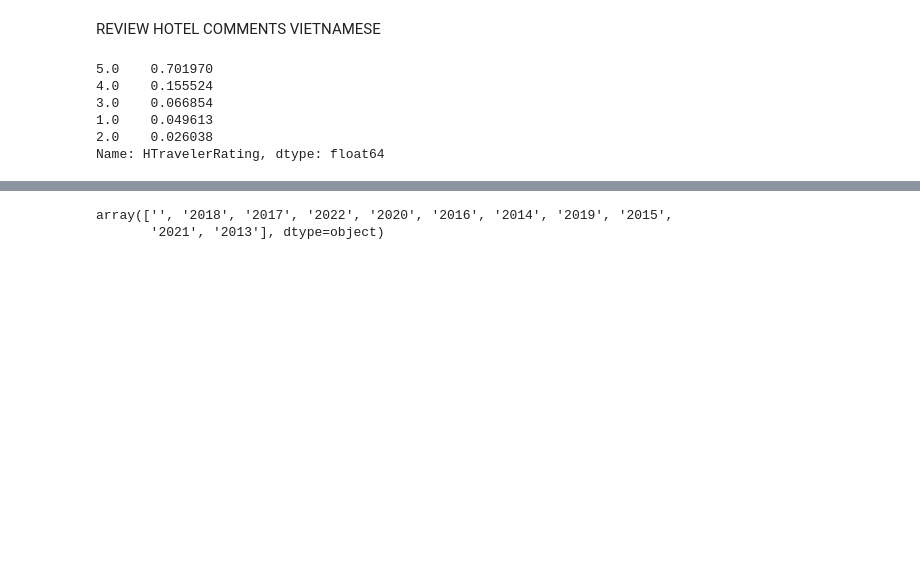
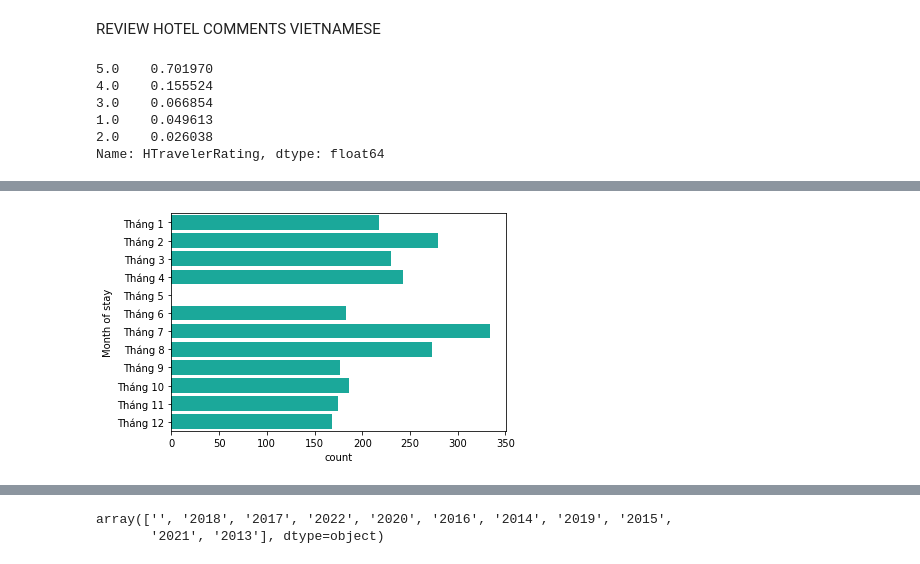
Before and after one commit to TranThiDieuHien/DO_AN_1, a Jupyter notebook: DOAN_Hotel.ipynb, the cells around one changed output, grey strips where cells are left out. Cells and saved outputs as stored; diff of their text form; code cells hidden in the pictures; blank space fills up the shorter version.

```diff
--- a/DOAN_Hotel.ipynb
+++ b/DOAN_Hotel.ipynb
@@ -125,3 +264,9 @@ data_comment_viet.sample(5)
+# %%
+month_viet =['Tháng 1', 'Tháng 2', 'Tháng 3', 'Tháng 4', 'Tháng 5', 'Tháng 6', 'Tháng 7', 'Tháng 8', 'Tháng 9', 'Tháng 10', 'Tháng 11', 'Tháng 12']
+sns.despine()
+sns.countplot(y="Month of stay", data=data_comment_viet, order=month_viet, color='#04BFAD');
+# %% [output]
+[figure, added]
 # %%
 data_comment_viet["Year of stay"] = data_comment_viet["HDate"].apply(lambda x: "".join(re.findall("\d\d\d\d", str(x))))
 data_comment_viet
```
Also changed, not shown: parts of 17 cells of this notebook.
